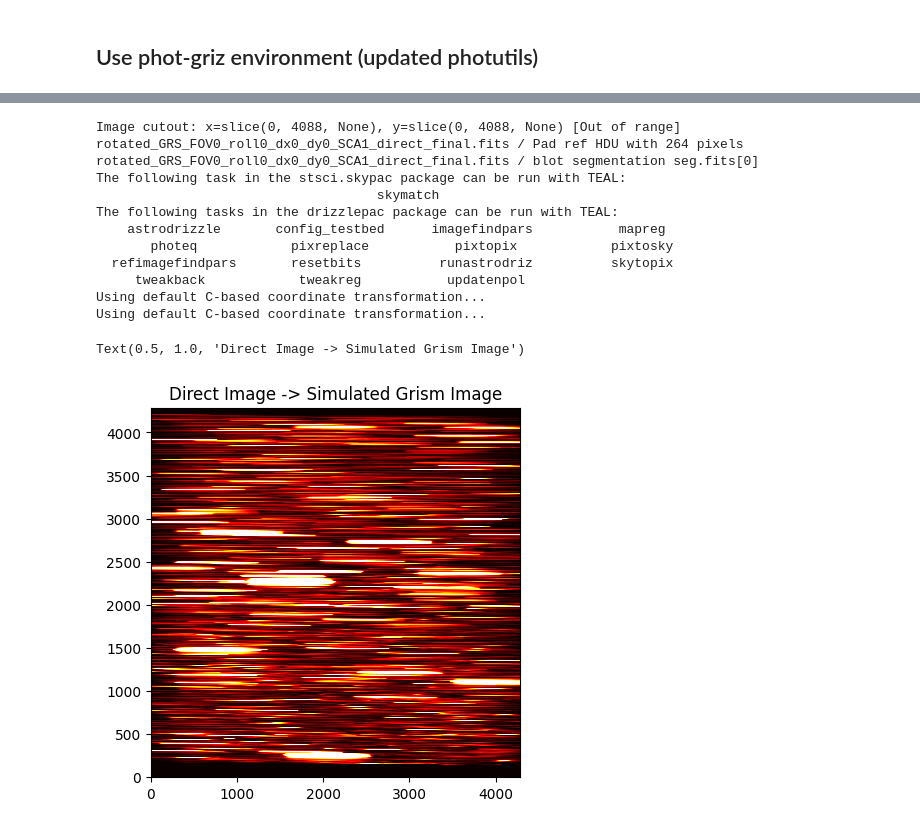
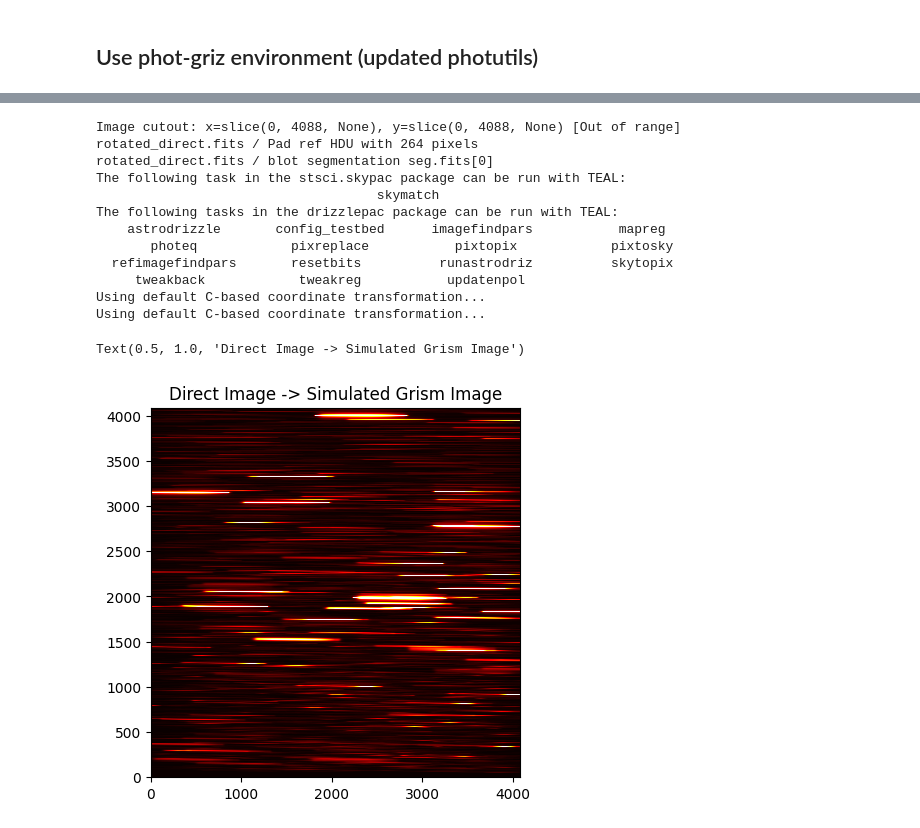
Before and after one commit to keithbuckholz/summer-roman-project, a Jupyter notebook: FOV0_sims/notebooks/full-sim.ipynb, the cells around one changed output, grey strips where cells are left out. Drawn from its saved outputs; the diff is of its cells as text; code cells hidden in the pictures.

```diff
--- a/FOV0_sims/notebooks/full-sim.ipynb
+++ b/FOV0_sims/notebooks/full-sim.ipynb
@@ -16,13 +16,13 @@ from astropy.convolution import convolve
 from grizli.model import GrismFLT
 import grizli
 
-os.chdir("/Users/keith/astr/research_astr/summer-roman-project/new-sims/fits")
+os.chdir("/Users/keith/astr/research_astr/summer-roman-project/FOV0_sims/fits")
+direct_file = "rotated_direct.fits"
+seg_file = "seg.fits"
 # %%
 # Process direct image and produce segmentation map
 
 # Open image
-direct_file = "rotated_GRS_FOV0_roll0_dx0_dy0_SCA1_direct_final.fits"
-seg_file = "seg.fits"
 direct_fits = fits.open(direct_file)
 data, header = (direct_fits[1].data, direct_fits[1].header)
 
@@ -105,10 +66,11 @@ tbl[np.where(tbl['id'] <= 22)].pprint(max_width=1000)
 # %%
 # Instantiate the GrismFLT object
-sim_fov0 = GrismFLT(direct_file=direct_file, seg_file=seg_file, pad=100)
+pad = 100
+roman_sim = GrismFLT(direct_file=direct_file, seg_file=seg_file, pad=pad)
 # %% [output]
 Image cutout: x=slice(0, 4088, None), y=slice(0, 4088, None) [Out of range]
-rotated_GRS_FOV0_roll0_dx0_dy0_SCA1_direct_final.fits / Pad ref HDU with 264 pixels
-rotated_GRS_FOV0_roll0_dx0_dy0_SCA1_direct_final.fits / blot segmentation seg.fits[0]
+rotated_direct.fits / Pad ref HDU with 264 pixels
+rotated_direct.fits / blot segmentation seg.fits[0]
 The following task in the stsci.skypac package can be run with TEAL:
                                     skymatch
 The following tasks in the drizzlepac package can be run with TEAL:
@@ -123,10 +85,10 @@ sim_fov0.compute_full_model(mag_limit=28, size=75, compute_size=False)
 # %%
 fig, ax = plt.subplots()
-ax.imshow(sim_fov0.model/1.9e18, interpolation='Nearest',
-           origin='lower', vmin=-0.01, vmax=10, cmap='hot')
+ax.imshow(roman_sim.model[pad:-pad, pad:-pad]/np.max(roman_sim.model), interpolation='Nearest',
+           origin='lower', vmin=0., vmax=0.015, cmap='hot')
 ax.set_title("Direct Image -> Simulated Grism Image")
 # %% [output]
 Text(0.5, 1.0, 'Direct Image -> Simulated Grism Image')
-[figure, old version]
+[figure, new version]
 # %%
 raise Exception("Pause before saving")
```
Also changed, not shown: parts of 6 cells of this notebook, 6 other files.
